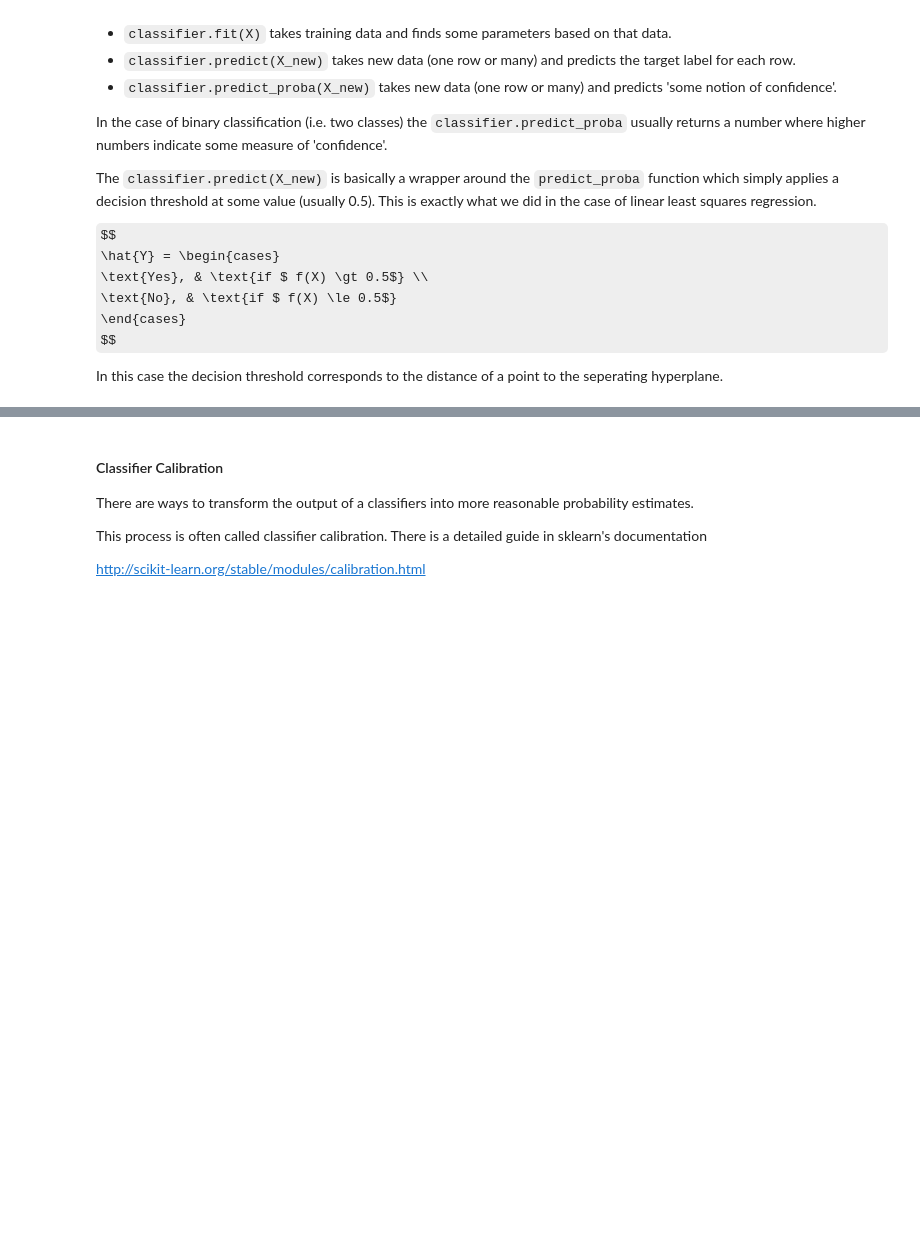
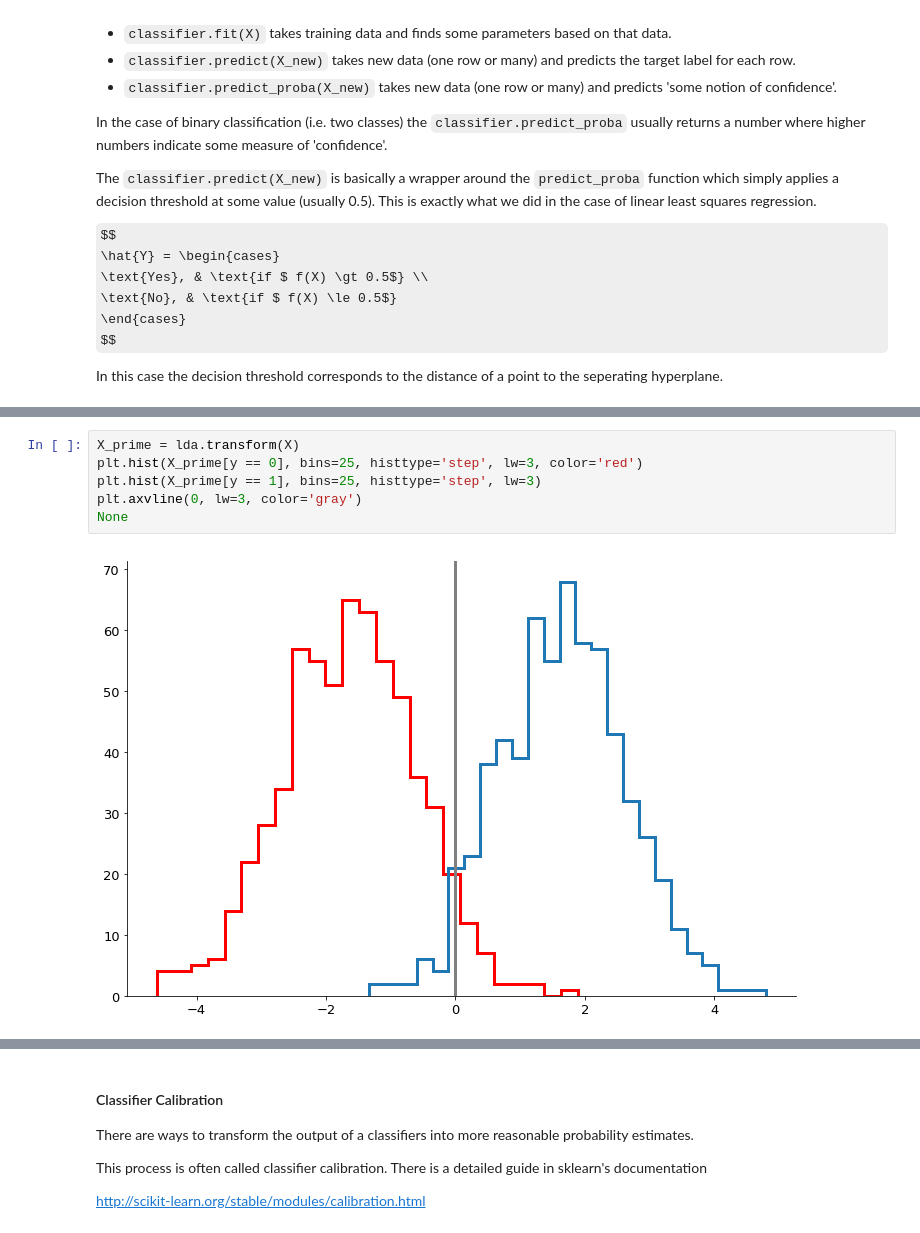
Before and after one commit to kbruegge/machine-learning-lecture, a Jupyter notebook: smd_ml.ipynb, the cells around one changed output, grey strips where cells are left out. Drawn from its saved outputs; the diff is of its cells as text; some formulas as TeX source; blank space fills up the shorter version.

```diff
--- a/smd_ml.ipynb
+++ b/smd_ml.ipynb
@@ -1514,0 +1671,8 @@ In this case the decision threshold corresponds to the distance of a point to th
+# %%
+X_prime = lda.transform(X)
+plt.hist(X_prime[y == 0], bins=25, histtype='step', lw=3, color='red')
+plt.hist(X_prime[y == 1], bins=25, histtype='step', lw=3)
+plt.axvline(0, lw=3, color='gray')
+None
+# %% [output]
+[figure, added]
```
Also changed, not shown: parts of 65 cells of this notebook, 1 other file.
